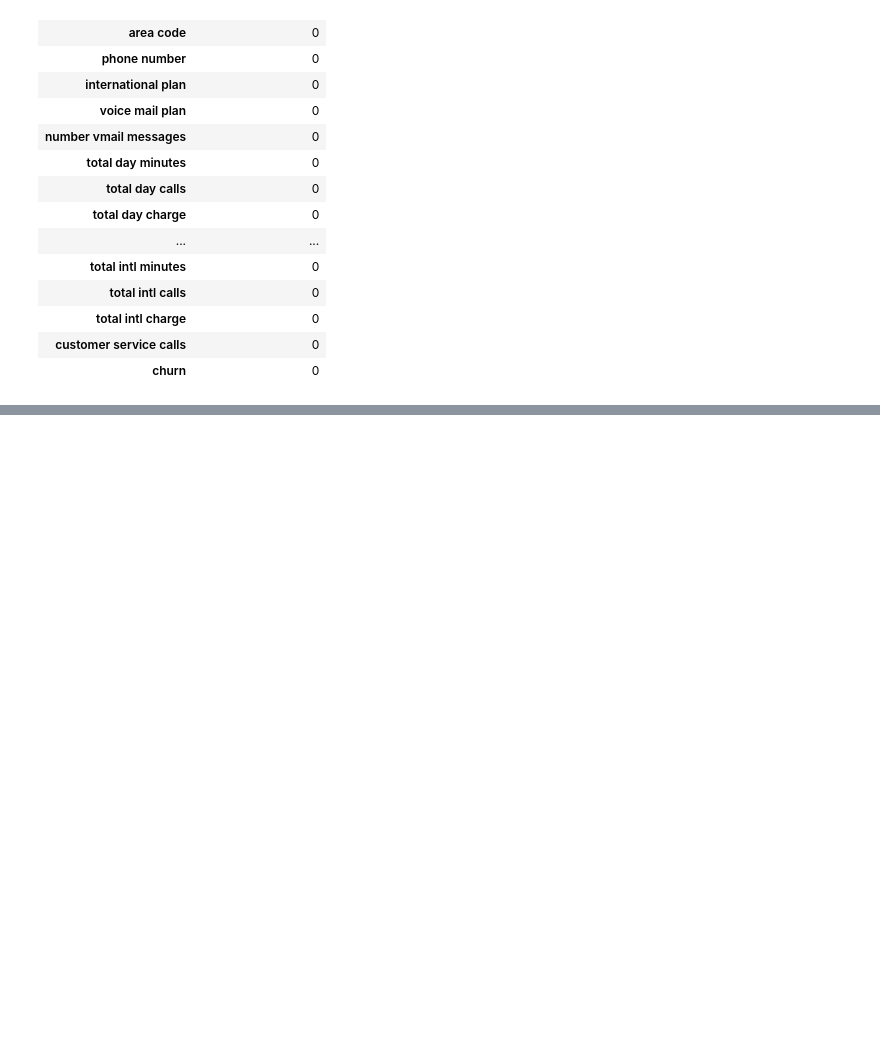
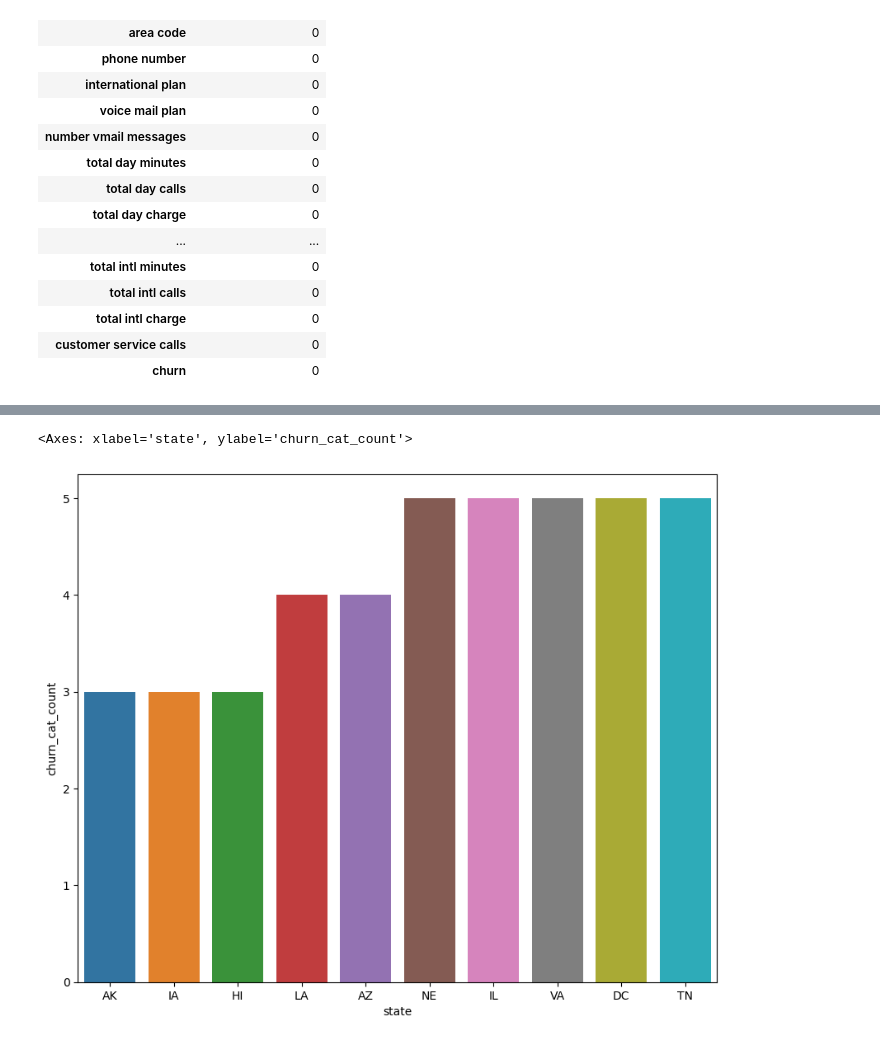
Before and after one commit to georgembugua00/syriatel_customer_churn_project, a Jupyter notebook: notebook.ipynb, the cells around one changed output, grey strips where cells are left out. Cells and saved outputs as stored; diff of their text form; code cells hidden in the pictures; blank space fills up the shorter version.

```diff
--- a/notebook.ipynb
+++ b/notebook.ipynb
@@ -171,0 +235,7 @@ null
+# %%
+data_copy = data.copy()
+#Group the data by the state and churn_cat columns
+state_churn = data_copy.groupby(['state', 'churn_cat']).agg(churn_cat_count=('churn_cat', 'count')).reset_index()
+top5 = state_churn.sort_values(by='churn_cat_count',ascending=True).head(10)
+
+top5
@@ -171,0 +254,7 @@ null
+# %%
+#Find the top five states with Churn
+plt.figure(figsize=(10,8))
+sns.barplot(x='state',y='churn_cat_count',data=top5)
+# %% [output]
+<Axes: xlabel='state', ylabel='churn_cat_count'>
+[figure, added]
```
Also changed, not shown: parts of 12 cells of this notebook.
